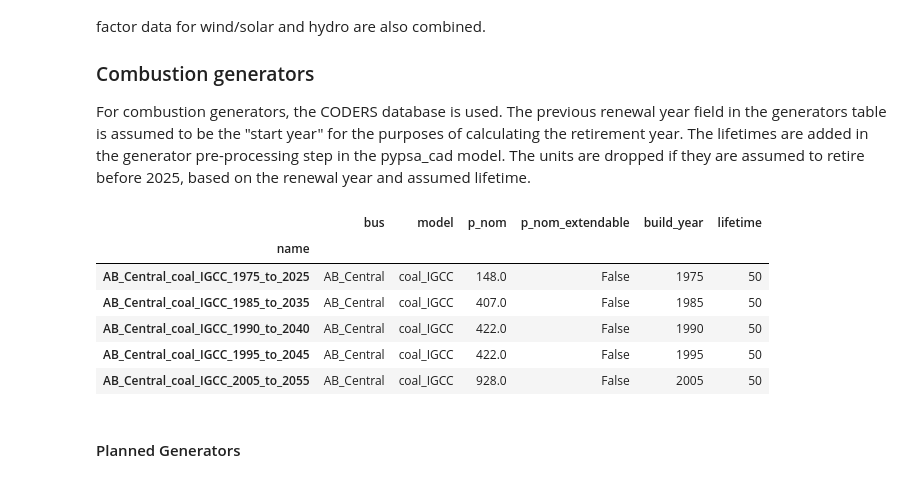
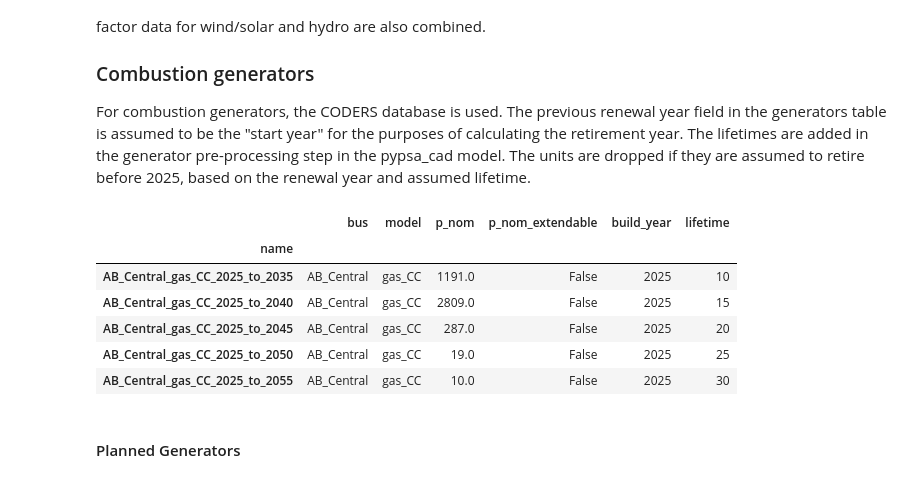
Before and after one commit to NRCan/pypsa-canada-national, a Jupyter notebook: 4 - Create Model.ipynb, the cells around one changed output. Cells and saved outputs as stored; diff of their text form; code cells hidden in the pictures.

Commit message:
fixed retirement dates to use CODERS closure dates first

```diff
--- a/4 - Create Model.ipynb
+++ b/4 - Create Model.ipynb
@@ -106,41 +106,50 @@ combustion_gens['lifetime'] = combustion_gens['model'].map(gen_life)
 # If the renewal year is greater than reference year but the start year is before reference year, set the renewal to reference year
 combustion_gens_data.loc[(combustion_gens_data.previous_renewal_year >= REF_YEAR) & (combustion_gens_data.start_year < REF_YEAR), 'previous_renewal_year'] = REF_YEAR
 combustion_gens = combustion_gens[(combustion_gens.previous_renewal_year + combustion_gens.lifetime) >= REF_YEAR]
 
-combustion_gens['start_year'] = (5 * np.ceil((combustion_gens['start_year']) / 5)).astype(int)
+combustion_gens['start_year'] = (5 * np.ceil((combustion_gens['previous_renewal_year']) / 5)).astype(int)
 
-combustion_gens['retirement_year'] = combustion_gens['start_year'] + combustion_gens['lifetime']
+# First find closure years in CODERS
+combustion_gens['retirement_year'] = combustion_gens['closure_year']
+# Fill missing values with assumed lifetime
+combustion_gens['retirement_year'] = combustion_gens['retirement_year'].fillna(combustion_gens['start_year'] + combustion_gens['lifetime'])
+# Manually set some closure years from planned retirements
 combustion_gens['retirement_year'] = combustion_gens['generation_unit_name'].map(retirements).fillna(combustion_gens.retirement_year)
+# Round to nearest 5th year
 combustion_gens['retirement_year'] = (5 * np.ceil((combustion_gens['retirement_year']) / 5)).astype(int)
+
+combustion_gens = combustion_gens[combustion_gens['retirement_year'] > REF_YEAR] # Remove generators which retire before model start
+
+# Start year doesn't matter as long as its less than base year
+combustion_gens.loc[(combustion_gens.start_year < REF_YEAR), 'start_year'] = int(REF_YEAR)
 
 combustion_gens['p_nom'] = combustion_gens['unit_installed_capacity']
 
 if aggregate_gens:
     combustion_gens = combustion_gens.groupby(['cluster', 'model', 'start_year', 'retirement_year']).sum()['p_nom'].reset_index()
     combustion_gens['name'] = combustion_gens.cluster + '_' + combustion_gens.model + '_' + combustion_gens.start_year.astype(str) + '_to_' + combustion_gens.retirement_year.astype(str)
 else:
     combustion_gens = combustion_gens.groupby(['generation_unit_name', 'cluster', 'model', 'start_year', 'retirement_year']).sum()['p_nom'].reset_index()
     combustion_gens['name'] = combustion_gens.generation_unit_name + '_' + combustion_gens.model + '_' + combustion_gens.start_year.astype(str) + '_to_' + combustion_gens.retirement_year.astype(str)
-
 
 # Non-extendable for existing generators
 combustion_gens['p_nom_extendable'] = False
 
 # Format generators
 combustion_gens['lifetime'] = combustion_gens['retirement_year'].subtract(combustion_gens['start_year'])
 combustion_gens = combustion_gens.rename(columns={'cluster':'bus', 'start_year':'build_year'})
 combustion_gens = combustion_gens.set_index('name',drop=True)
 combustion_gens = combustion_gens[['bus', 'model', 'p_nom', 'p_nom_extendable', 'build_year', 'lifetime']]
 
 combustion_gens.head()
 # %% [output]
 |  | bus | model | p_nom | p_nom_extendable | build_year | lifetime |
 | name |  |  |  |  |  |  |
-| AB_Central_coal_IGCC_1975_to_2025 | AB_Central | coal_IGCC | 148.0 | False | 1975 | 50 |
-| AB_Central_coal_IGCC_1985_to_2035 | AB_Central | coal_IGCC | 407.0 | False | 1985 | 50 |
-| AB_Central_coal_IGCC_1990_to_2040 | AB_Central | coal_IGCC | 422.0 | False | 1990 | 50 |
-| AB_Central_coal_IGCC_1995_to_2045 | AB_Central | coal_IGCC | 422.0 | False | 1995 | 50 |
-| AB_Central_coal_IGCC_2005_to_2055 | AB_Central | coal_IGCC | 928.0 | False | 2005 | 50 |
+| AB_Central_gas_CC_2025_to_2035 | AB_Central | gas_CC | 1191.0 | False | 2025 | 10 |
+| AB_Central_gas_CC_2025_to_2040 | AB_Central | gas_CC | 2809.0 | False | 2025 | 15 |
+| AB_Central_gas_CC_2025_to_2045 | AB_Central | gas_CC | 287.0 | False | 2025 | 20 |
+| AB_Central_gas_CC_2025_to_2050 | AB_Central | gas_CC | 19.0 | False | 2025 | 25 |
+| AB_Central_gas_CC_2025_to_2055 | AB_Central | gas_CC | 10.0 | False | 2025 | 30 |
 # %% [markdown]
 #### Planned Generators
 # %%
```
